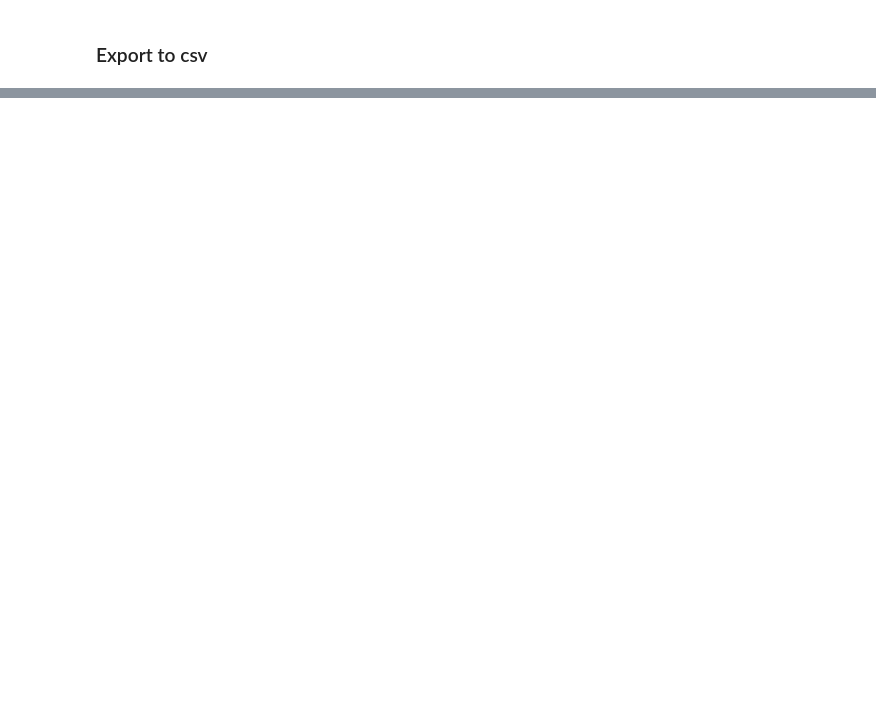
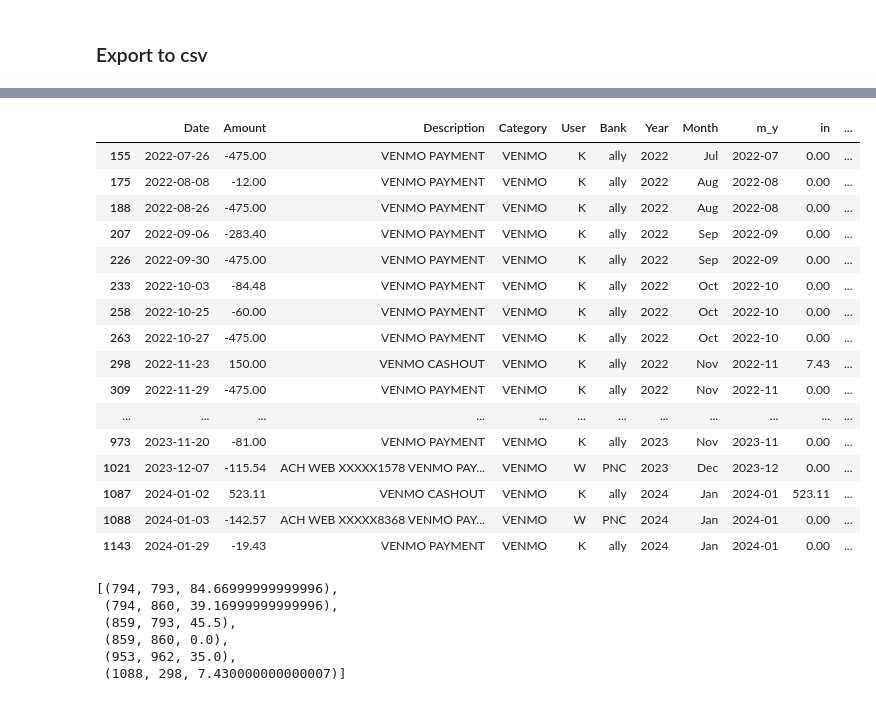
Before and after one commit to willdavis111/budget_analysis_mk2, a Jupyter notebook: budget_app_combined.ipynb, the cells around one changed output, grey strips where cells are left out. Cells and saved outputs as stored; diff of their text form; code cells hidden in the pictures; blank space fills up the shorter version.

```diff
--- a/budget_app_combined.ipynb
+++ b/budget_app_combined.ipynb
@@ -107,17 +146,19 @@ w_chase = column_remove(combine_csvs(w_chase_path), 'W', 'chase')
 w_pnc = w_category_assign(w_pnc)
 # make a misc catagory of remaining
 w_pnc.loc[w_pnc['Category'] == '0', 'Category'] = 'Misc'
+w_pnc = w_pnc[w_pnc['Category'] != 'VENMO']
 # remove CC Payments from both
 w_pnc = w_pnc[~w_pnc['Description'].str.contains('CHASE CREDIT CRD EPA')]
 w_chase = w_chase[w_chase['Amount'] < 0]
 # remove pnc transfers
-w_pnc = w_pnc[~w_pnc['Description'].str.contains('ONLINE TRANSFER')]
+w_pnc = w_pnc[~w_pnc['Description'].str.contains('|'.join(['ONLINE TRANSFER', 'ALLY BANK']))]
 
 k_disc = column_remove(combine_csvs(k_disc_path), 'K', 'disc')
 k_chase = column_remove(combine_csvs(k_chase_path), 'K', 'chase')
 k_ally = column_remove(combine_csvs(k_ally_path), 'K', 'ally')
 # categorize ally transactions
 k_ally = k_category_assign(k_ally)
+k_ally = k_ally[k_ally['Category'] != 'ven in']
 #remove cc payments from ally
 k_ally = remove_item(k_ally, 'CHASE CREDIT CRD')
 k_chase = remove_item(k_chase, 'AUTOMATIC PAYMENT')
@@ -143,14 +184,15 @@ full_df = full_df.sort_values(by='Date')
 month_list = full_df['Month'].unique()
 for mon1 in month_list:
     month_df = full_df[full_df['Month'] == mon1]
-    k_rent = month_df.loc[month_df['Category'] == 'KIKI RENT', 'Amount']
+    k_rent = month_df.loc[month_df['Category'] == 'K_RENT', 'Amount']
     w_rent = month_df.loc[month_df['Category'] == 'W_RENT', 'Amount']
     if (len(k_rent) > 0) & (len(w_rent) > 0):
         w_index = w_rent.index
         w_index = w_index[0]
         rent_actual = w_rent.iloc[0] + k_rent.iloc[0]
-        full_df.loc[(full_df['Category'] == 'RENT')&(full_df['Month'] == mon1), 'Amount'] = rent_actual
-full_df = full_df[full_df['Category'] != 'KIKI RENT']
+#         print(rent_actual, mon1)
+        full_df.loc[(full_df['Category'] == 'W_RENT')&(full_df['Month'] == mon1), 'Amount'] = rent_actual
+full_df = full_df[full_df['Category'] != 'K_RENT']
 
 full_df.loc[full_df['Category'] == "W_RENT", "Category"] = 'RENT'
 
@@ -164,7 +206,12 @@ money_out.loc[money_out['Amount'] < 0, 'Amount'] = 0 - money_out['Amount']
 combo = full_df
 combo[['in','out']] = 0
 combo['in'][(combo['Amount'] > 0)] = combo['Amount']
-combo['out'][(combo['Amount'] < 0)] = (0 + combo['Amount'])
+combo['out'][(combo['Amount'] < 0)] = (0 - combo['Amount'])
+combo = combo.reset_index(drop=True)
+
+#remove venmo
+# list1 = venmatch(combo, 0.01)
+# new_df = ven_mod(combo, list1)
 
 
 # df of expense to income per month
@@ -203,9 +248,3 @@ monthly_ratio.to_excel(writer, sheet_name="all_mon")
 money_in.to_excel(writer, sheet_name="income")
 money_out.to_excel(writer, sheet_name="expense")
 writer.close()
-# %%
-#income expense combo df
-combo = full_df
-combo[['in','out']] = 0
-combo['in'][(combo['Amount'] > 0)] = combo['Amount']
-combo['out'][(combo['Amount'] < 0)] = (0 + combo['Amount'])
@@ -265,0 +259,41 @@ w_ven
+# %%
+
+
+# adjust venmo payments
+def ven_mod(df, tup_list):
+    for item in tup_list:
+        df.iloc[item[1], df.columns.get_loc('in')] = item[2]
+        new = df.drop(df.index[item[0]])
+    return new
+# %%
+list2 = venmatch(combo, 0.1)
+new_df = ven_mod(combo, list2)
+new_df[new_df['Category']== 'VENMO']
+# %% [output]
+|  | Date | Amount | Description | Category | User | Bank | Year | Month | m_y | in | ... |
+| 155 | 2022-07-26 | -475.00 | VENMO PAYMENT | VENMO | K | ally | 2022 | Jul | 2022-07 | 0.00 | ... |
+| 175 | 2022-08-08 | -12.00 | VENMO PAYMENT | VENMO | K | ally | 2022 | Aug | 2022-08 | 0.00 | ... |
+| 188 | 2022-08-26 | -475.00 | VENMO PAYMENT | VENMO | K | ally | 2022 | Aug | 2022-08 | 0.00 | ... |
+| 207 | 2022-09-06 | -283.40 | VENMO PAYMENT | VENMO | K | ally | 2022 | Sep | 2022-09 | 0.00 | ... |
+| 226 | 2022-09-30 | -475.00 | VENMO PAYMENT | VENMO | K | ally | 2022 | Sep | 2022-09 | 0.00 | ... |
+| 233 | 2022-10-03 | -84.48 | VENMO PAYMENT | VENMO | K | ally | 2022 | Oct | 2022-10 | 0.00 | ... |
+| 258 | 2022-10-25 | -60.00 | VENMO PAYMENT | VENMO | K | ally | 2022 | Oct | 2022-10 | 0.00 | ... |
+| 263 | 2022-10-27 | -475.00 | VENMO PAYMENT | VENMO | K | ally | 2022 | Oct | 2022-10 | 0.00 | ... |
+| 298 | 2022-11-23 | 150.00 | VENMO CASHOUT | VENMO | K | ally | 2022 | Nov | 2022-11 | 7.43 | ... |
+| 309 | 2022-11-29 | -475.00 | VENMO PAYMENT | VENMO | K | ally | 2022 | Nov | 2022-11 | 0.00 | ... |
+| ... | ... | ... | ... | ... | ... | ... | ... | ... | ... | ... | ... |
+| 973 | 2023-11-20 | -81.00 | VENMO PAYMENT | VENMO | K | ally | 2023 | Nov | 2023-11 | 0.00 | ... |
+| 1021 | 2023-12-07 | -115.54 | ACH WEB XXXXX1578 VENMO PAY... | VENMO | W | PNC | 2023 | Dec | 2023-12 | 0.00 | ... |
+| 1087 | 2024-01-02 | 523.11 | VENMO CASHOUT | VENMO | K | ally | 2024 | Jan | 2024-01 | 523.11 | ... |
+| 1088 | 2024-01-03 | -142.57 | ACH WEB XXXXX8368 VENMO PAY... | VENMO | W | PNC | 2024 | Jan | 2024-01 | 0.00 | ... |
+| 1143 | 2024-01-29 | -19.43 | VENMO PAYMENT | VENMO | K | ally | 2024 | Jan | 2024-01 | 0.00 | ... |
+# %%
+test4 = venmatch(df, 0.1)
+test4
+# %% [output]
+[(794, 793, 84.66999999999996),
+ (794, 860, 39.16999999999996),
+ (859, 793, 45.5),
+ (859, 860, 0.0),
+ (953, 962, 35.0),
+ (1088, 298, 7.430000000000007)]
```
Also changed, not shown: parts of 13 cells of this notebook.
